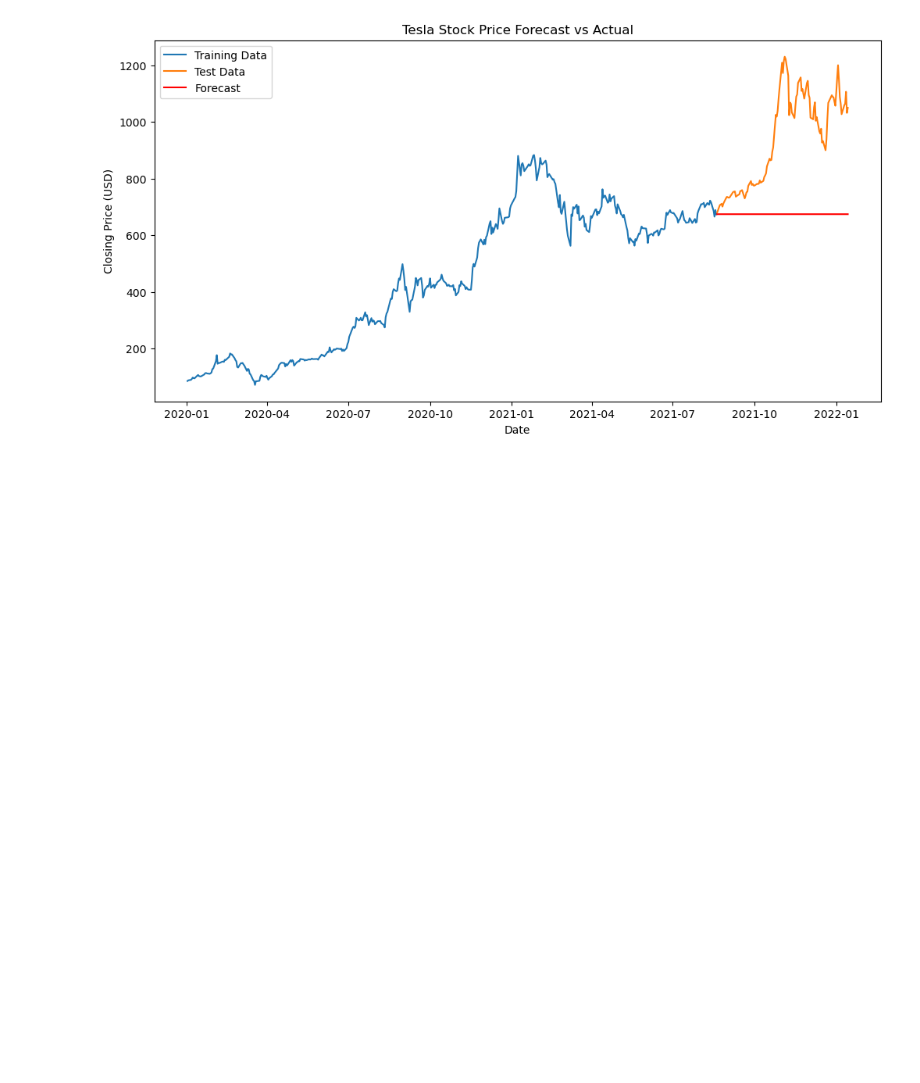
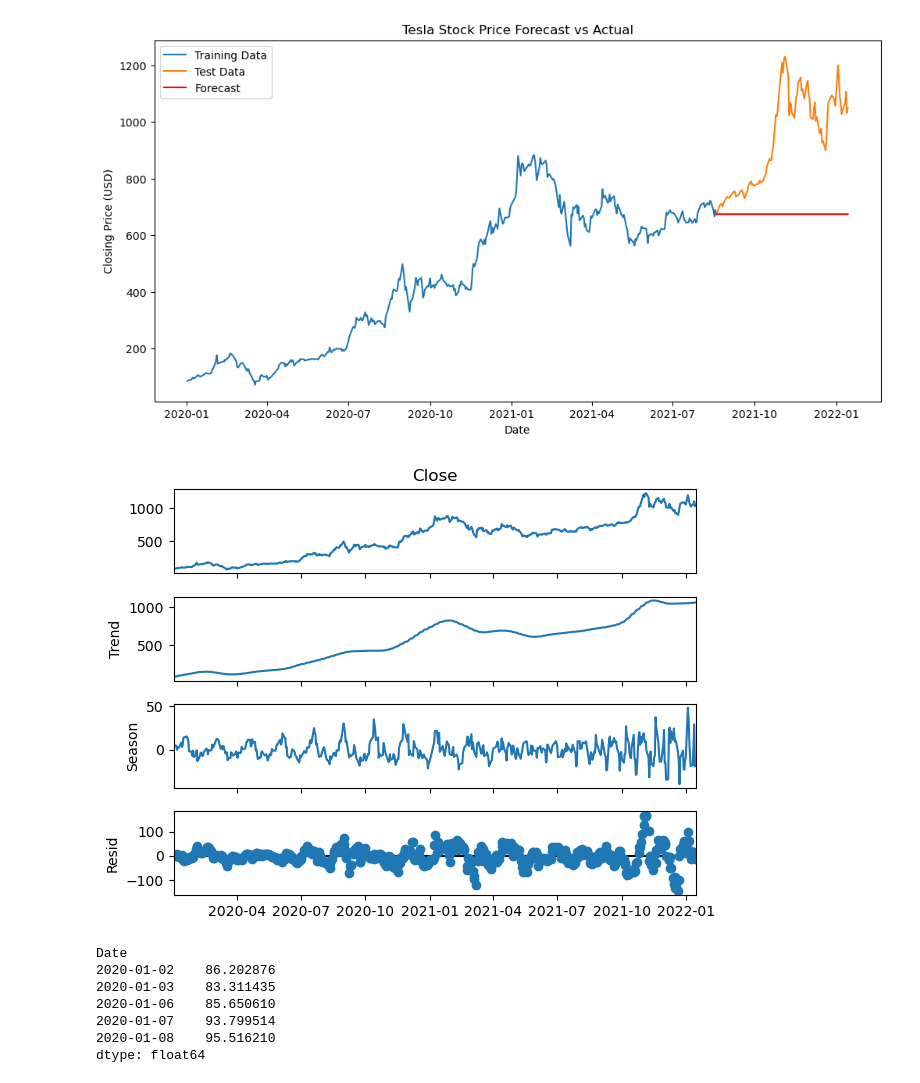
Before and after one commit to ngratzi/AI-ML, a Jupyter notebook: forecasting.ipynb, the cells around one changed output. Cells and saved outputs as stored; diff of their text form; code cells hidden in the pictures; blank space fills up the shorter version.

```diff
--- a/forecasting.ipynb
+++ b/forecasting.ipynb
@@ -125,3 +125,26 @@ plt.show()
 # %% [output]
 RMSE: 310.42668579390585
 [figure]
+# %%
+
+
+# STL Decomposition
+stl = STL(data['Close'], seasonal=13, period=30)  # Assuming a monthly period for decomposition
+stl_result = stl.fit()
+
+# Plotting the STL Decomposition results
+stl_result.plot()
+plt.show()
+
+# Extracting the deseasonalized series (trend + residual)
+deseasonalized = stl_result.trend + stl_result.resid
+deseasonalized.head()
+# %% [output]
+[figure, added]
+Date
+2020-01-02    86.202876
+2020-01-03    83.311435
+2020-01-06    85.650610
+2020-01-07    93.799514
+2020-01-08    95.516210
+dtype: float64
```
Also changed, not shown: parts of 5 cells of this notebook, 9 other files.
